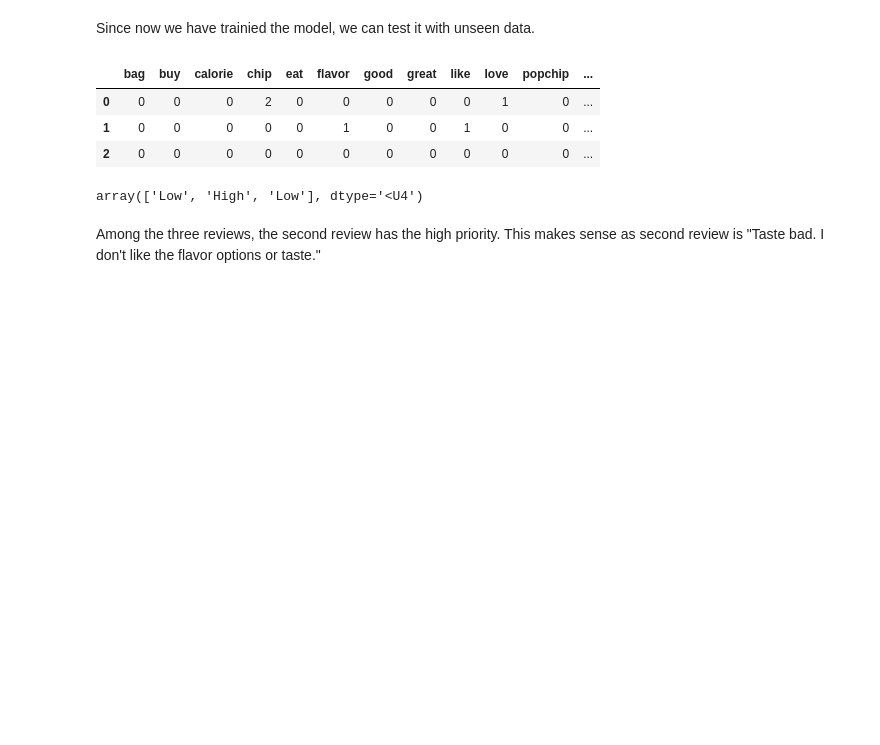
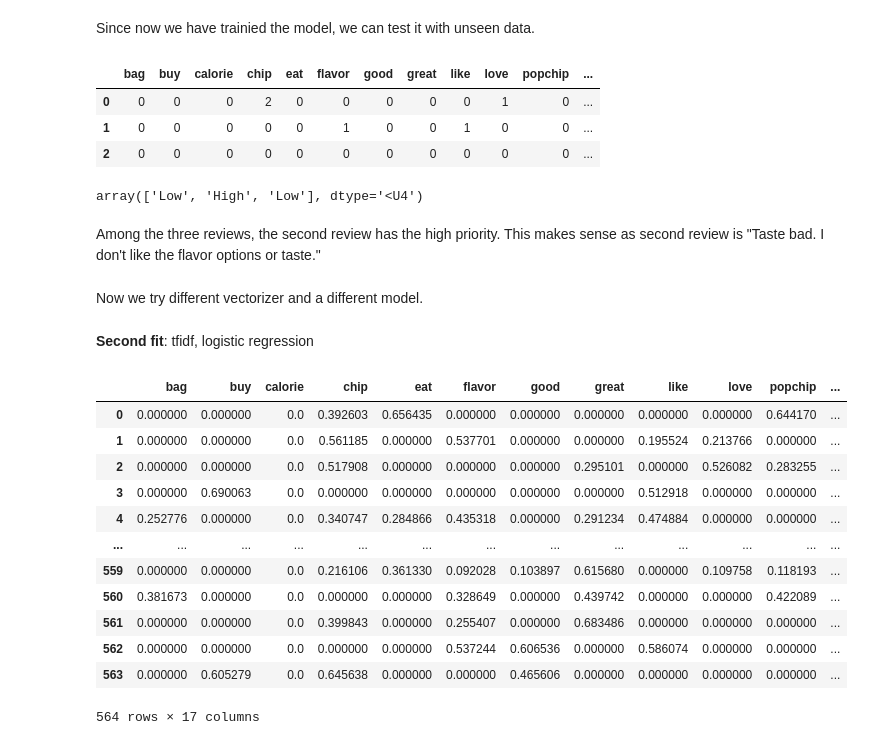
Before and after one commit to sulabola/NLP_in_Python, a Jupyter notebook: Chapter 3 - NLP with Machine Learning.ipynb, the cells around one changed output. Drawn from its saved outputs; the diff is of its cells as text; code cells hidden in the pictures; blank space fills up the shorter version.

```diff
--- a/Chapter 3 - NLP with Machine Learning.ipynb
+++ b/Chapter 3 - NLP with Machine Learning.ipynb
@@ -460,3 +460,26 @@ array(['Low', 'High', 'Low'], dtype='<U4')
 # %% [markdown]
 Among the three reviews, the second review has the high priority.
 This makes sense as second review is "Taste bad. I don't like the flavor options or taste."
+# %% [markdown]
+Now we try different vectorizer and a different model.
+# %% [markdown]
+**Second fit**: tfidf, logistic regression
+# %%
+tv = TfidfVectorizer(stop_words='english', min_df=0.2, ngram_range=(1,2))
+Xt = tv.fit_transform(reviews['Text_Clean'])
+Xt_df = pd.DataFrame(Xt.toarray(),  columns=tv.get_feature_names_out())
+Xt_df
+# %% [output]
+|  | bag | buy | calorie | chip | eat | flavor | good | great | like | love | popchip | ... |
+| 0 | 0.000000 | 0.000000 | 0.0 | 0.392603 | 0.656435 | 0.000000 | 0.000000 | 0.000000 | 0.000000 | 0.000000 | 0.644170 | ... |
+| 1 | 0.000000 | 0.000000 | 0.0 | 0.561185 | 0.000000 | 0.537701 | 0.000000 | 0.000000 | 0.195524 | 0.213766 | 0.000000 | ... |
+| 2 | 0.000000 | 0.000000 | 0.0 | 0.517908 | 0.000000 | 0.000000 | 0.000000 | 0.295101 | 0.000000 | 0.526082 | 0.283255 | ... |
+| 3 | 0.000000 | 0.690063 | 0.0 | 0.000000 | 0.000000 | 0.000000 | 0.000000 | 0.000000 | 0.512918 | 0.000000 | 0.000000 | ... |
+| 4 | 0.252776 | 0.000000 | 0.0 | 0.340747 | 0.284866 | 0.435318 | 0.000000 | 0.291234 | 0.474884 | 0.000000 | 0.000000 | ... |
+| ... | ... | ... | ... | ... | ... | ... | ... | ... | ... | ... | ... | ... |
+| 559 | 0.000000 | 0.000000 | 0.0 | 0.216106 | 0.361330 | 0.092028 | 0.103897 | 0.615680 | 0.000000 | 0.109758 | 0.118193 | ... |
+| 560 | 0.381673 | 0.000000 | 0.0 | 0.000000 | 0.000000 | 0.328649 | 0.000000 | 0.439742 | 0.000000 | 0.000000 | 0.422089 | ... |
+| 561 | 0.000000 | 0.000000 | 0.0 | 0.399843 | 0.000000 | 0.255407 | 0.000000 | 0.683486 | 0.000000 | 0.000000 | 0.000000 | ... |
+| 562 | 0.000000 | 0.000000 | 0.0 | 0.000000 | 0.000000 | 0.537244 | 0.606536 | 0.000000 | 0.586074 | 0.000000 | 0.000000 | ... |
+| 563 | 0.000000 | 0.605279 | 0.0 | 0.645638 | 0.000000 | 0.000000 | 0.465606 | 0.000000 | 0.000000 | 0.000000 | 0.000000 | ... |
+564 rows × 17 columns
```
Also changed, not shown: parts of 10 cells of this notebook.
